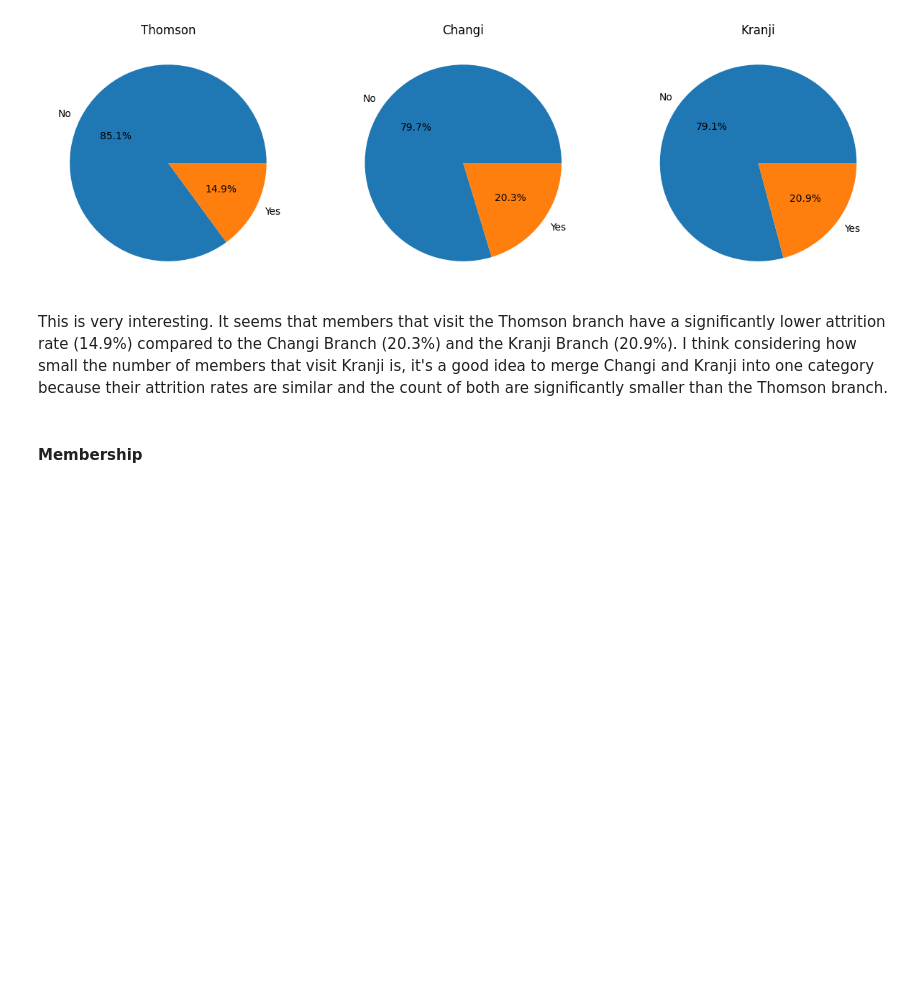
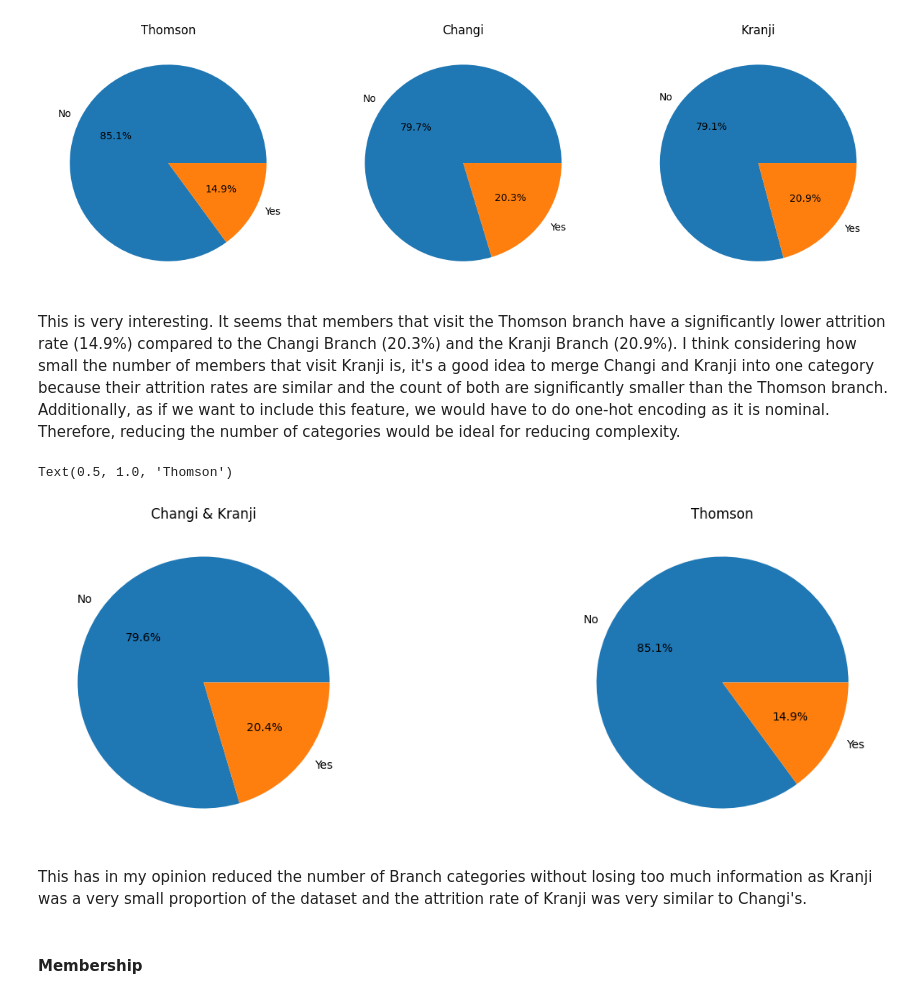
Before and after one commit to Anglesofdeath/attrition-data-science-project, a Jupyter notebook: eda.ipynb, the cells around one changed output. Cells and saved outputs as stored; diff of their text form; code cells hidden in the pictures; blank space fills up the shorter version.

```diff
--- a/eda.ipynb
+++ b/eda.ipynb
@@ -886,4 +916,4 @@ plt.title('Kranji')
 Text(0.5, 1.0, 'Kranji')
 [figure]
 # %% [markdown]
-This is very interesting. It seems that members that visit the Thomson branch have a significantly lower attrition rate (14.9%) compared to the Changi Branch (20.3%) and the Kranji Branch (20.9%). I think considering how small the number of members that visit Kranji is, it's a good idea to merge Changi and Kranji into one category because their attrition rates are similar and the count of both are significantly smaller than the Thomson branch.
+This is very interesting. It seems that members that visit the Thomson branch have a significantly lower attrition rate (14.9%) compared to the Changi Branch (20.3%) and the Kranji Branch (20.9%). I think considering how small the number of members that visit Kranji is, it's a good idea to merge Changi and Kranji into one category because their attrition rates are similar and the count of both are significantly smaller than the Thomson branch. Additionally, as if we want to include this feature, we would have to do one-hot encoding as it is nominal. Therefore, reducing the number of categories would be ideal for reducing complexity.
@@ -890,3 +927,18 @@ This is very interesting. It seems that members that visit the Thomson branch ha
+# %%
+labels = [0, 1]
+labels2 = ['No', 'Yes']
+fig = plt.figure(figsize = (15,5))
+fig.add_subplot(1,2,1)
+pie_dip = plt.pie(df[df['Branch'] == 'Changi & Kranji']['Attrition'].value_counts()[labels], autopct='%1.1f%%', labels=labels2)
+plt.title('Changi & Kranji')
+fig.add_subplot(1,2,2)
+pie_bach = plt.pie(df[df['Branch'] == 'Thomson']['Attrition'].value_counts()[labels], autopct='%1.1f%%', labels=labels2)
+plt.title('Thomson')
+# %% [output]
+Text(0.5, 1.0, 'Thomson')
+[figure, added]
+# %% [markdown]
+This has in my opinion reduced the number of Branch categories without losing too much information as Kranji was a very small proportion of the dataset and the attrition rate of Kranji was very similar to Changi's.
 # %% [markdown]
 #### Membership
 # %%
```
Also changed, not shown: parts of 20 cells of this notebook.
